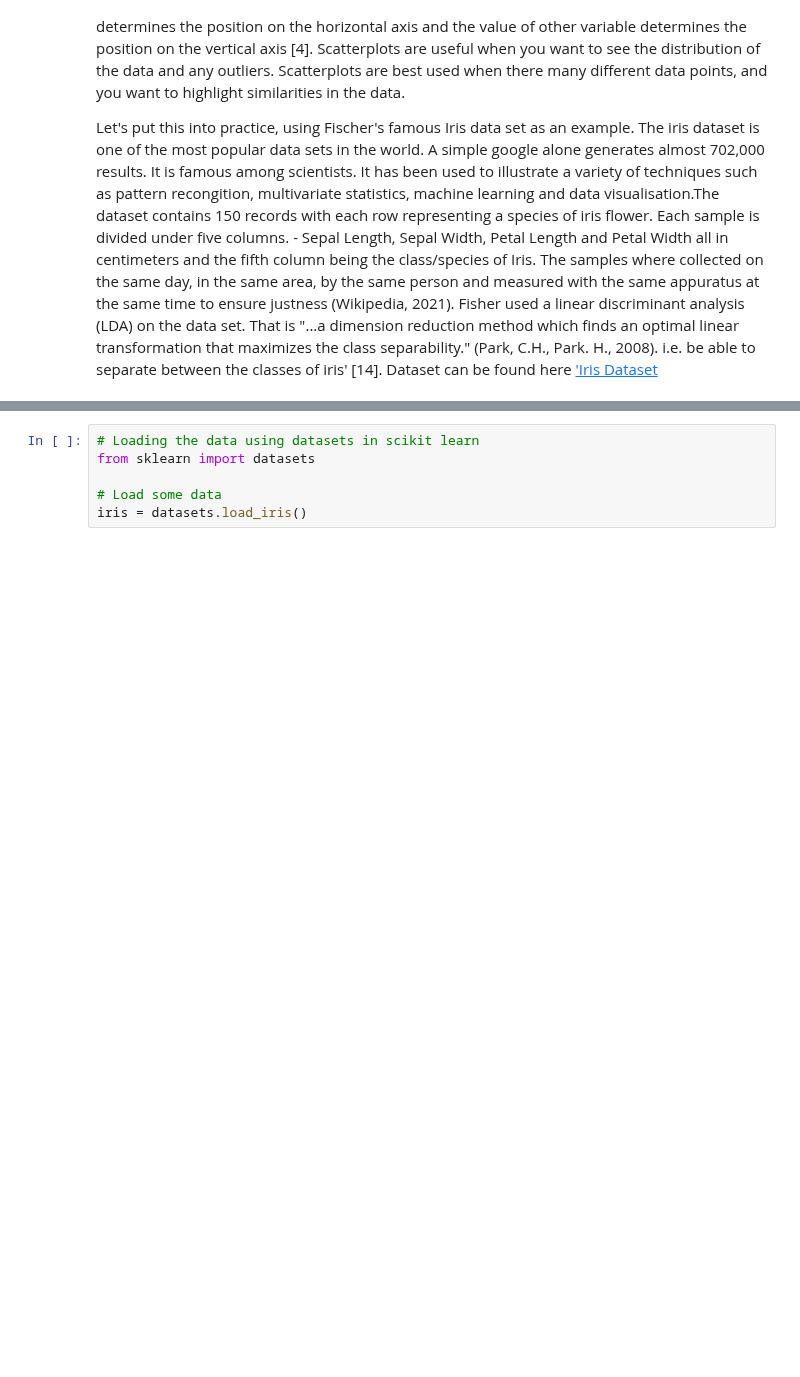
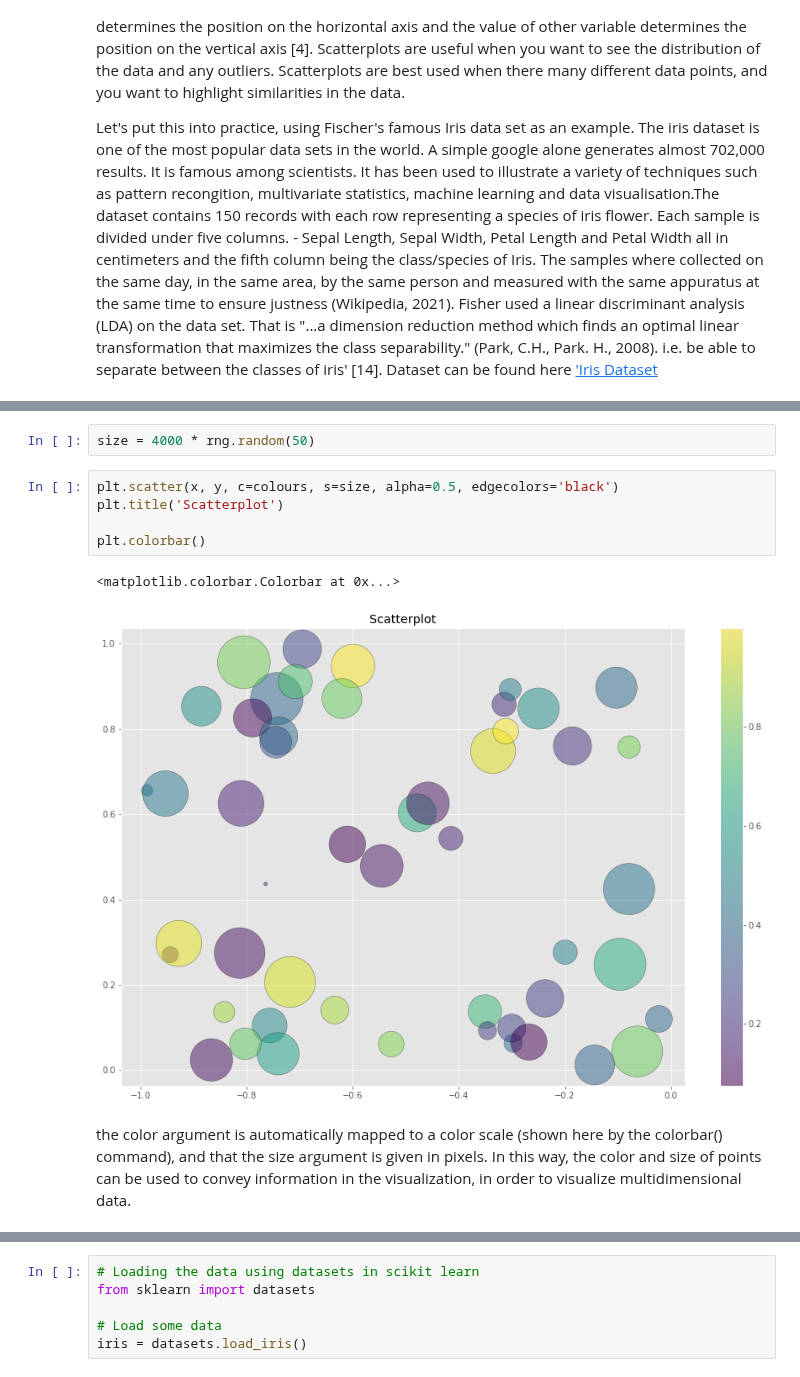
Before and after one commit to kmcd14/FofData-assessment, a Jupyter notebook: pyplot.ipynb, the cells around one changed output, grey strips where cells are left out. Cells and saved outputs as stored; diff of their text form; blank space fills up the shorter version.

```diff
--- a/pyplot.ipynb
+++ b/pyplot.ipynb
@@ -456,0 +496,12 @@ Let's put this into practice, using Fischer's famous Iris data set as an example
+# %%
+size = 4000 * rng.random(50)
+# %%
+plt.scatter(x, y, c=colours, s=size, alpha=0.5, edgecolors='black')
+plt.title('Scatterplot')
+
+plt.colorbar()
+# %% [output]
+<matplotlib.colorbar.Colorbar at 0x...>
+[figure, added]
+# %% [markdown]
+the color argument is automatically mapped to a color scale (shown here by the colorbar() command), and that the size argument is given in pixels. In this way, the color and size of points can be used to convey information in the visualization, in order to visualize multidimensional data.
```
Also changed, not shown: parts of 13 cells of this notebook.
